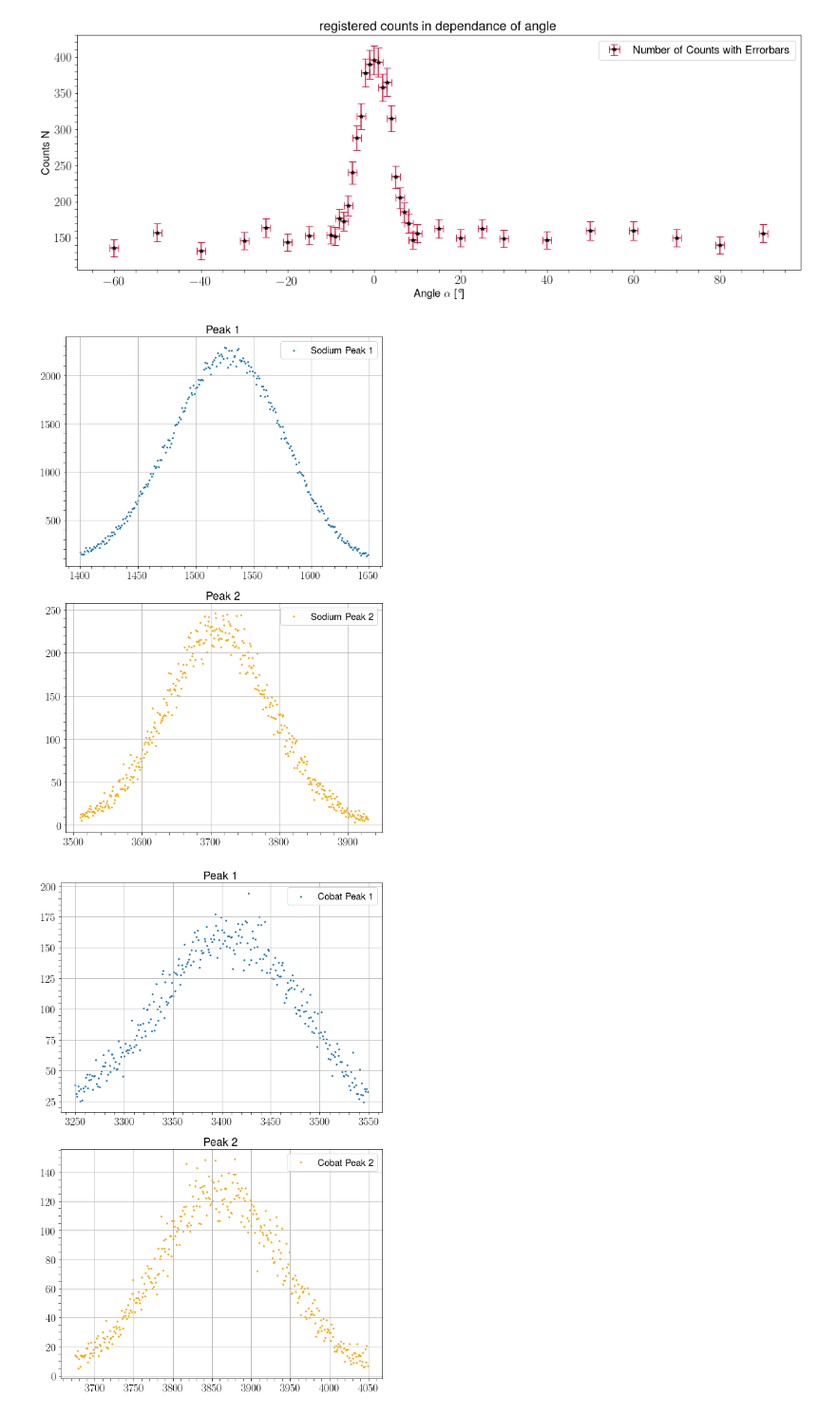
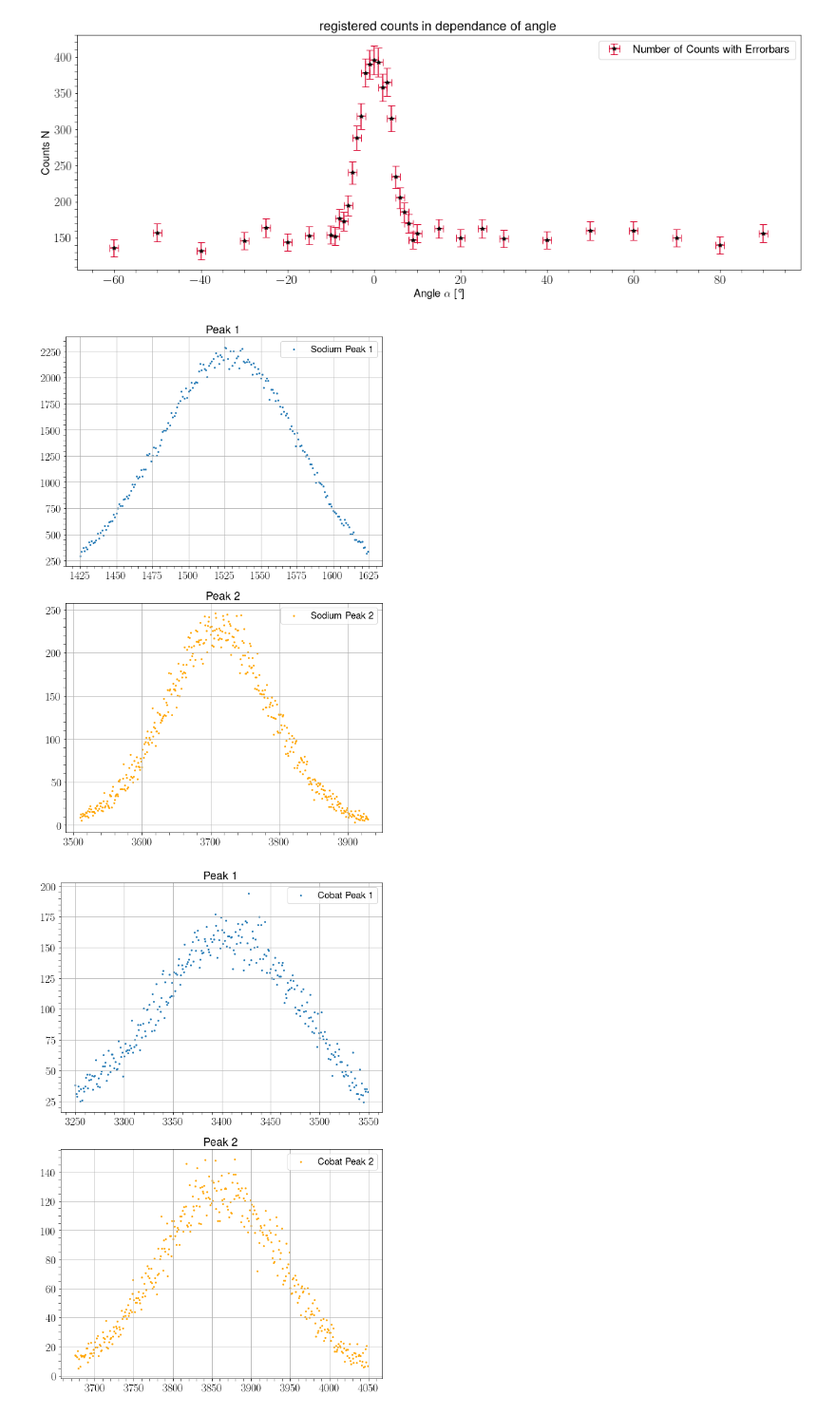
Before and after one commit to MayerPablo/FP, a Jupyter notebook: Szintillator.ipynb, the cells around one changed output. Shown at 95% size. Saved outputs shown, nothing was run; the diff lists cells and outputs as text; code cells hidden in the pictures.

Commit message:
fixes Sodium 1 piik
I

```diff
--- a/Szintillator.ipynb
+++ b/Szintillator.ipynb
@@ -408,29 +407,29 @@ def peak_define(original_data,lower_bound,upper_bound):
 # %%
 #SODIUM Peaks
 
 bins_na_gesamt,na_gesamt = peak_define(dataSodium,1,4500)
-bins_na_peak_1,na_peak_1 = peak_define(dataSodium,1400,1650)
+bins_na_peak_1,na_peak_1 = peak_define(dataSodium,1425,1625)
 bins_na_peak_2,na_peak_2 = peak_define(dataSodium,3510,3930)
 
 # Create a figure and divide it into subplots
 fig, axes = plt.subplots(nrows=2, ncols=1, figsize=(8, 12))
 
 # Plot data on each subplot
 axes[0].scatter(bins_na_peak_1, na_peak_1, label='Sodium Peak 1', marker='.',s=15)
 axes[0].set_title('Peak 1')
 axes[0].legend()
 
 axes[1].scatter(bins_na_peak_2, na_peak_2, label='Sodium Peak 2', color='orange',marker='.',s=15)
 axes[1].set_title('Peak 2')
 axes[1].legend()
 
 # Adjust spacing between subplots
 plt.tight_layout()
 
 # Show the plots
 plt.show()
 # %% [output]
-[figure, old version]
+[figure, new version]
 # %%
 #COBALT Peaks
 
```
Also changed, not shown: parts of 11 cells of this notebook, 5 other files.
